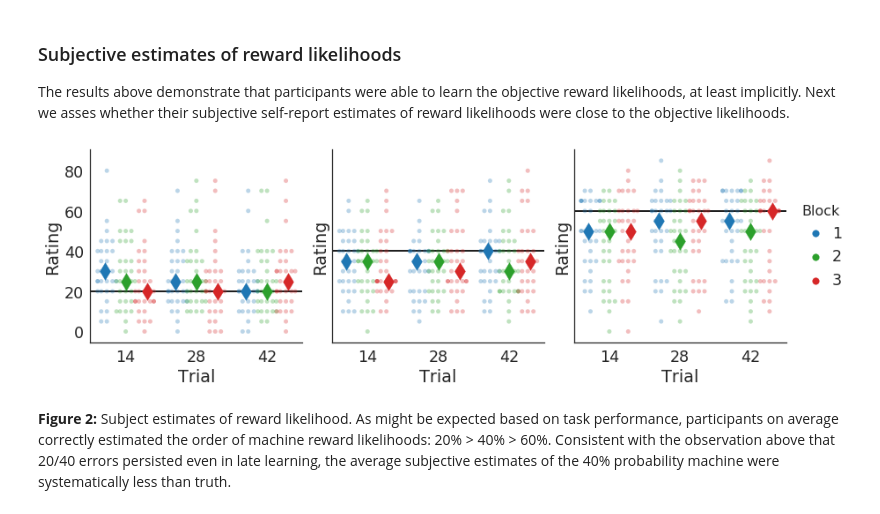
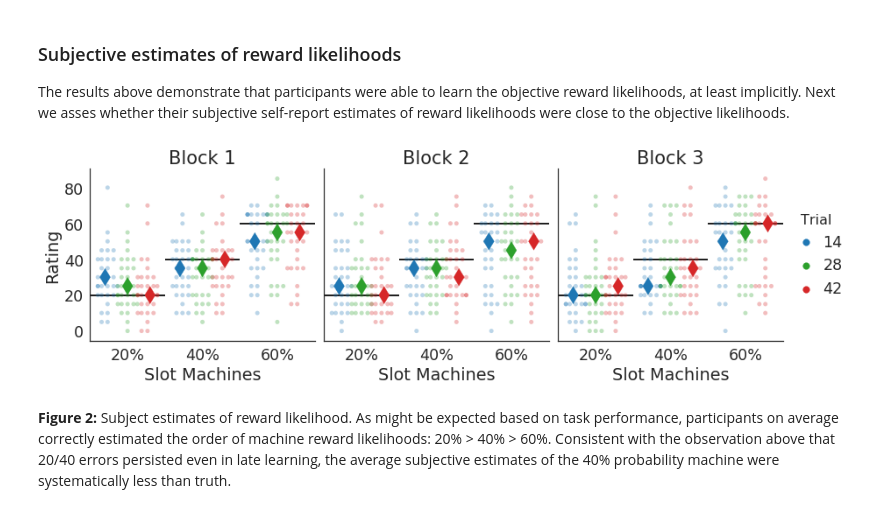
Before and after one commit to szorowi1/pni-rotations, a Jupyter notebook: results_behavior.ipynb, the cells around one changed output. Saved outputs shown, nothing was run; the diff lists cells and outputs as text; code cells hidden in the pictures.

```diff
--- a/results_behavior.ipynb
+++ b/results_behavior.ipynb
@@ -117,42 +117,47 @@ The results above demonstrate that participants were able to learn the objective
 ### Prepare data.
 #~~~~~~~~~~~~~~~~~~~~~~~~~~~~~~~~~~~~~~~~~~#
 
 estimates = ratings[ratings.Variable != 'Mood'].copy()
 
 estimates['Variable'] = np.where(estimates['Variable'].astype(int) % 3,
                                  estimates['Variable'].astype(int) % 3, 3)
 
-gb = estimates.groupby(['Variable','Block','Trial']).Rating.median()
+gb = estimates.groupby(['Block','Variable','Trial']).Rating.median()
 
 #~~~~~~~~~~~~~~~~~~~~~~~~~~~~~~~~~~~~~~~~~~#
 ### Plotting.
 #~~~~~~~~~~~~~~~~~~~~~~~~~~~~~~~~~~~~~~~~~~#
 
 ## Initialize canvas.
 fig, axes = plt.subplots(1,3,figsize=(12,4),sharex=True,sharey=True)
 palette = ['#1f77b4', '#2ca02c', '#d62728']
 
-for ax, var in zip(axes, estimates.Variable.unique()):
+for ax, block in zip(axes, estimates.Block.unique()):
 
     ## Plot all points.
-    sns.swarmplot('Trial', 'Rating', 'Block', estimates[estimates.Variable==var],
+    sns.swarmplot('Variable', 'Rating', 'Trial', estimates[estimates.Block==block],
                   dodge=True, palette=palette, alpha=0.3, ax=ax)
 
     ## Plot median point (weird seaborn error forcing ugly code. sorry.)
-    for block, color, offset in zip([1,2,3],palette,[-0.3,0,0.3]):
-        ax.scatter(np.arange(3)+offset, gb[var,block].values, s=200, marker='d', color=color, zorder=2)
+    x = np.array([np.arange(-0.3,0.4,0.3) + i for i in np.arange(3)])
+    ax.scatter(x, gb[block].values, s=200, marker='d', color=palette, zorder=2)
 
     ## Add info.
-    ax.hlines(20*var, -0.5, 2.5, zorder=1)
-    if not var == 3: ax.legend_.set_visible(False)
+    ax.hlines(20, -0.5, 0.5, zorder=1)
+    ax.hlines(40,  0.5, 1.5, zorder=1)
+    ax.hlines(60,  1.5, 2.5, zorder=1)
+    ax.set(xlabel='Slot Machines', xticklabels=['20%','40%','60%'], ylabel='', title='Block %s' %block)
+    if block == 1: ax.set_ylabel('Rating')
+
+    if not block == 3: ax.legend_.set_visible(False)
     else:
         ax.legend(loc=7, bbox_to_anchor=(1.3,0.5), borderpad=0, handletextpad=0.1)
-        ax.legend_.set_title('Block', prop=dict(size=16))
+        ax.legend_.set_title('Trial', prop=dict(size=16))
 
 sns.despine()
 plt.tight_layout()
 # %% [output]
-[figure, old version]
+[figure, new version]
 # %% [markdown]
 **Figure 2:** Subject estimates of reward likelihood. As might be expected based on task performance, participants on average correctly estimated the order of machine reward likelihoods: 20% > 40% > 60%. Consistent with the observation above that 20/40 errors persisted even in late learning, the average subjective estimates of the 40% probability machine were systematically less than truth.
 # %% [markdown]
```
Also changed, not shown: parts of 4 cells of this notebook, 4 other files.
